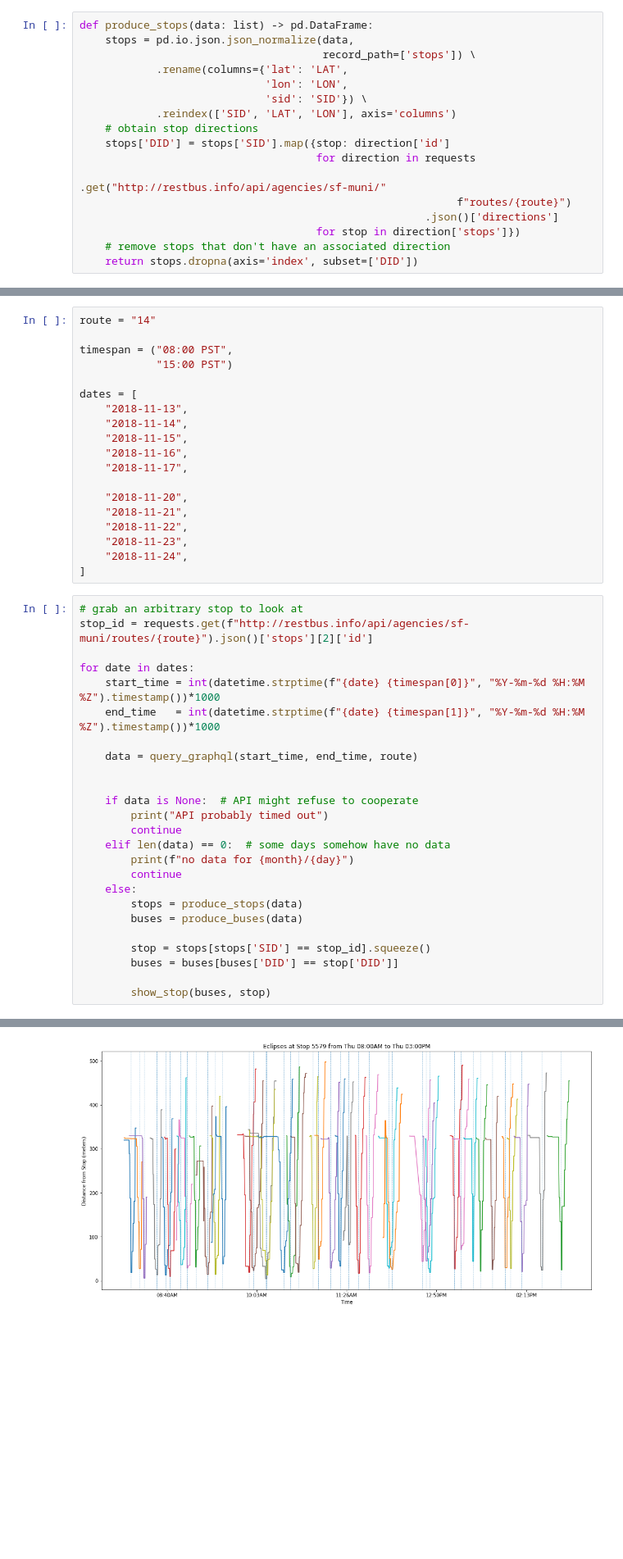
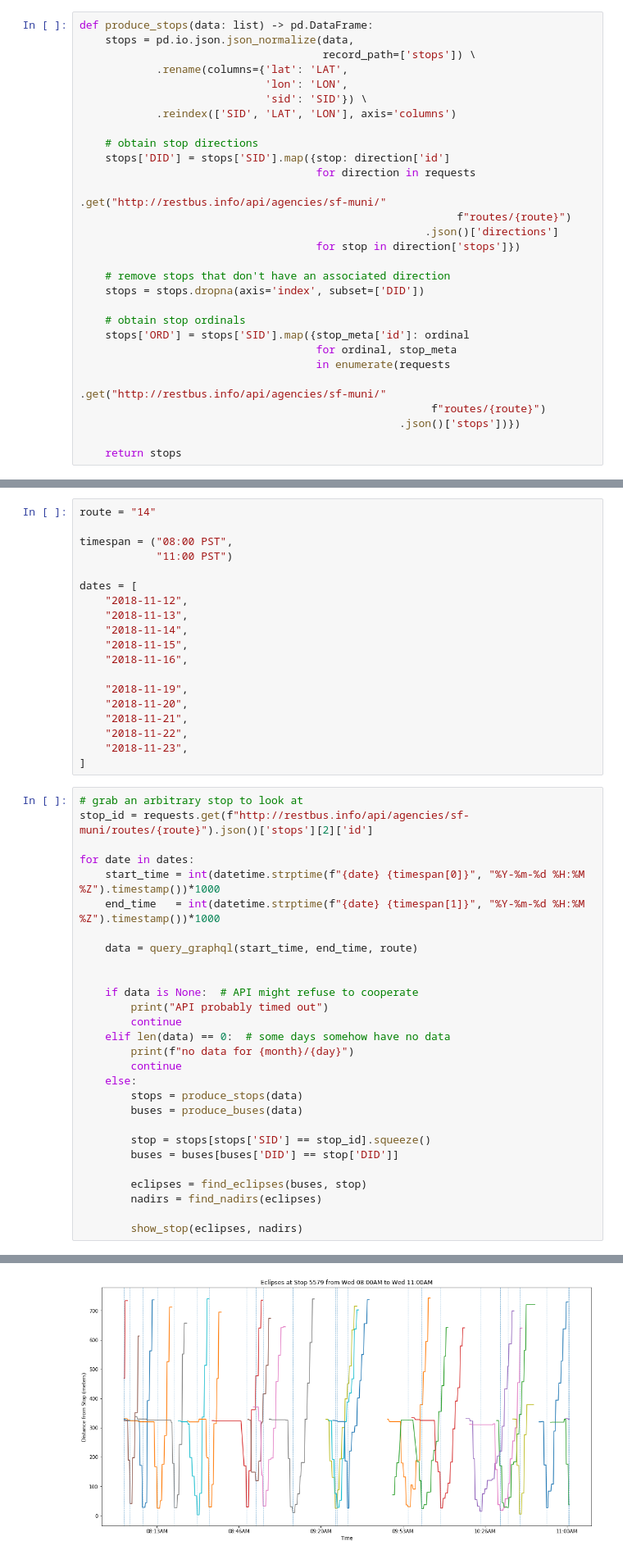
Before and after one commit to trynmaps/opentransit-metrics, a Jupyter notebook: mykelu/eclipses.ipynb, the cells around one changed output, grey strips where cells are left out. Shown at 82% size. Drawn from its saved outputs; the diff is of its cells as text; blank space fills up the shorter version.

```diff
--- a/mykelu/eclipses.ipynb
+++ b/mykelu/eclipses.ipynb
@@ -61,6 +61,7 @@ def produce_stops(data: list) -> pd.DataFrame:
                              'lon': 'LON',
                              'sid': 'SID'}) \
             .reindex(['SID', 'LAT', 'LON'], axis='columns')
+
     # obtain stop directions
     stops['DID'] = stops['SID'].map({stop: direction['id']
                                      for direction in requests
@@ -68,8 +69,19 @@ def produce_stops(data: list) -> pd.DataFrame:
                                                            f"routes/{route}")
                                                       .json()['directions']
                                      for stop in direction['stops']})
+
     # remove stops that don't have an associated direction
-    return stops.dropna(axis='index', subset=['DID'])
+    stops = stops.dropna(axis='index', subset=['DID'])
+
+    # obtain stop ordinals
+    stops['ORD'] = stops['SID'].map({stop_meta['id']: ordinal
+                                     for ordinal, stop_meta
+                                     in enumerate(requests
+                                                  .get("http://restbus.info/api/agencies/sf-muni/"
+                                                       f"routes/{route}")
+                                                  .json()['stops'])})
+
+    return stops
 # %%
 def produce_buses(data: list) -> pd.DataFrame:
      return pd.io.json.json_normalize(data,
@@ -160,20 +220,20 @@ Issue: currently, if a trajectory looks like `/~V`, the left edge is selected as
 route = "14"
 
 timespan = ("08:00 PST",
-            "15:00 PST")
+            "11:00 PST")
 
 dates = [
+    "2018-11-12",
     "2018-11-13",
     "2018-11-14",
     "2018-11-15",
     "2018-11-16",
-    "2018-11-17",
 
+    "2018-11-19",
     "2018-11-20",
     "2018-11-21",
     "2018-11-22",
     "2018-11-23",
-    "2018-11-24",
 ]
 # %%
 # grab an arbitrary stop to look at
@@ -199,5 +259,8 @@ for date in dates:
         stop = stops[stops['SID'] == stop_id].squeeze()
         buses = buses[buses['DID'] == stop['DID']]
 
-        show_stop(buses, stop)
+        eclipses = find_eclipses(buses, stop)
+        nadirs = find_nadirs(eclipses)
+
+        show_stop(eclipses, nadirs)
 # %% [output]
@@ -206 +269 @@ for date in dates:
-[figure, old version]
+[figure, new version]
```
Also changed, not shown: parts of 3 cells of this notebook.
